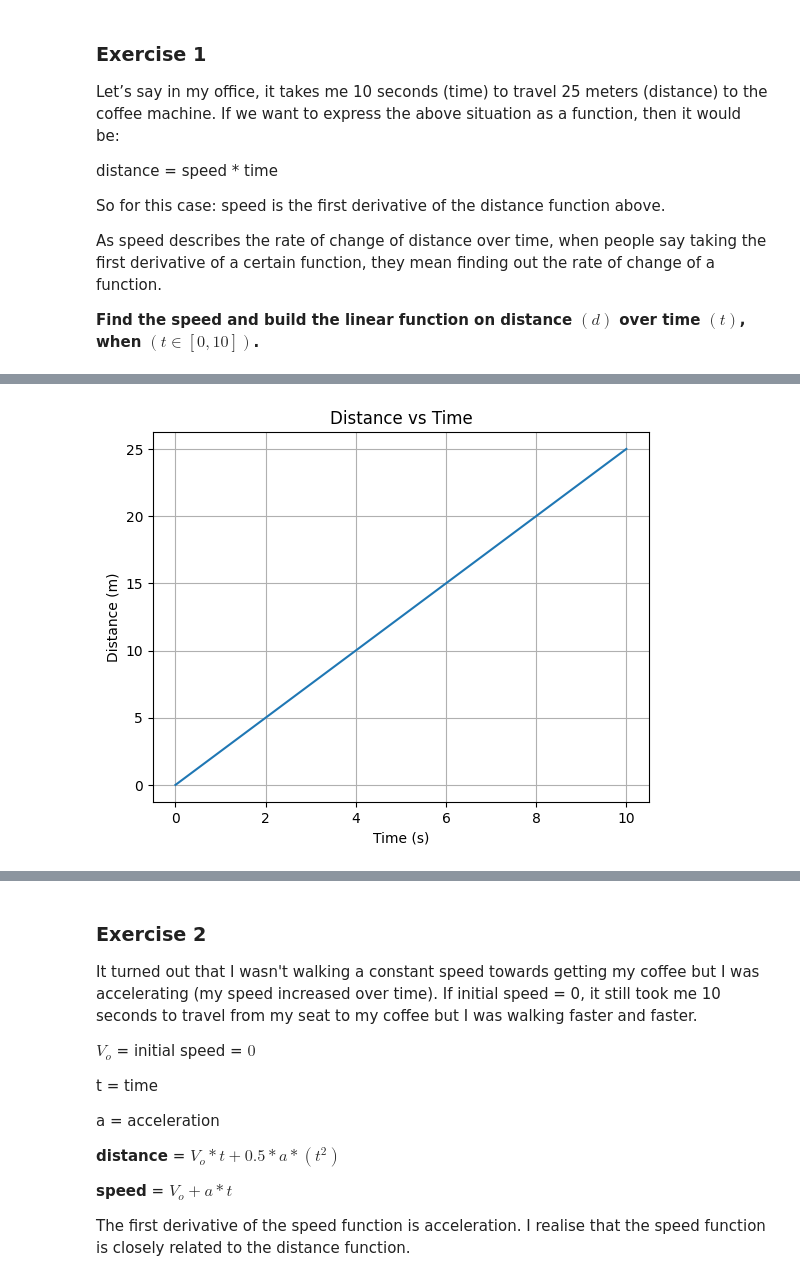
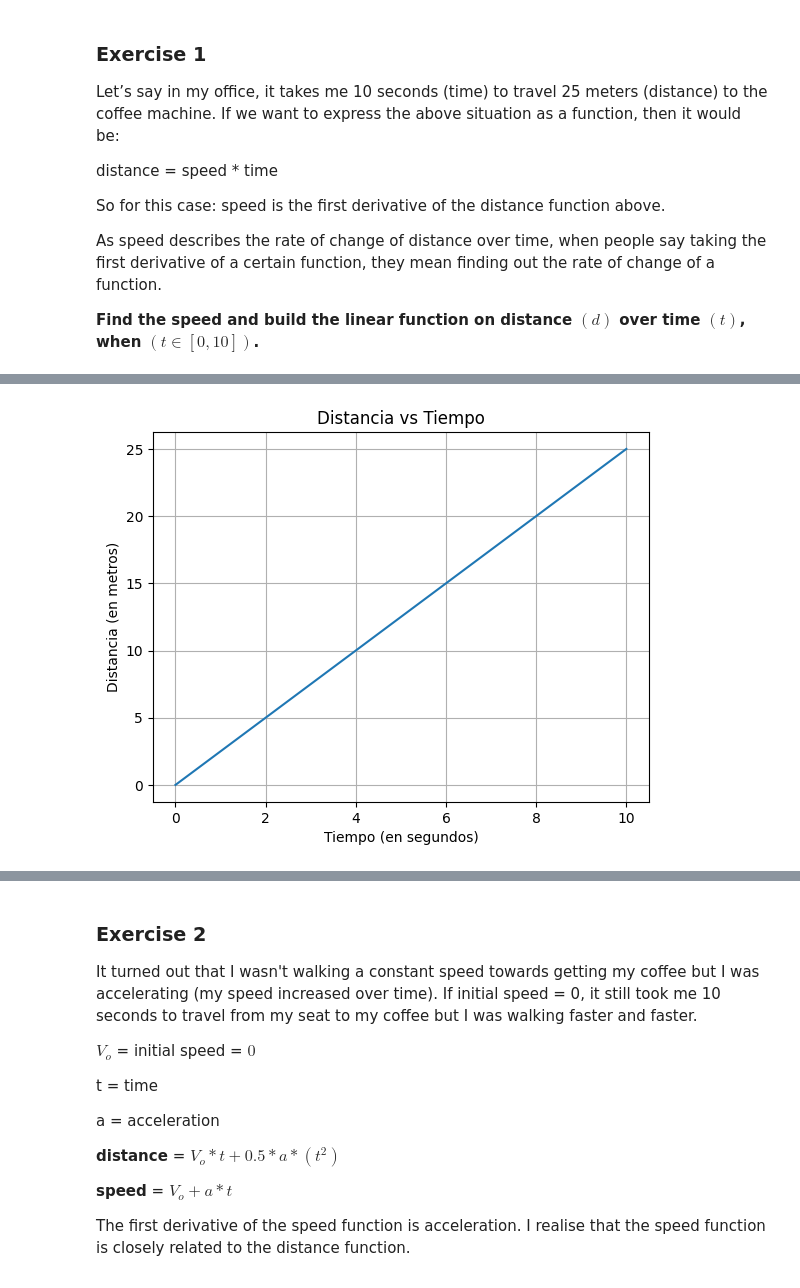
Before and after one commit to 4GeeksAcademy/julio-segura-calculus-and-algebra-problems-with-python, a Jupyter notebook: problems.ipynb, the cells around one changed output, grey strips where cells are left out. Saved outputs shown, nothing was run; the diff lists cells and outputs as text; code cells hidden in the pictures.

```diff
--- a/problems.ipynb
+++ b/problems.ipynb
@@ -71,19 +78,13 @@ ValueError: x and y must have same first dimension, but have shapes (100,) and (
-# %%
-import numpy as np
-import matplotlib.pyplot as plt
-
-tiempo = np.linspace(0, 10, num=100)  # Array of time values from 0 to 10 with 100 elements
-distancia = 2.5 * tiempo  # Array of distances calculated using the linear function
-
-plt.plot(tiempo, distancia)
-plt.xlabel('Time (s)')
-plt.ylabel('Distance (m)')
-plt.title('Distance vs Time')
-plt.grid(True)
-plt.show()
-# %% [output]
-[figure, removed]
 # %%
 #plot the distance function on domain(t)
+
+plt.plot(tiempo, distancia)
+plt.xlabel('Tiempo (en segundos)')
+plt.ylabel('Distancia (en metros)')
+plt.title('Distancia vs Tiempo')
+plt.grid(True)
+plt.show()
+# %% [output]
+[figure, added]
 # %%
 # create a dataframe
```
Also changed, not shown: parts of 10 cells of this notebook.
